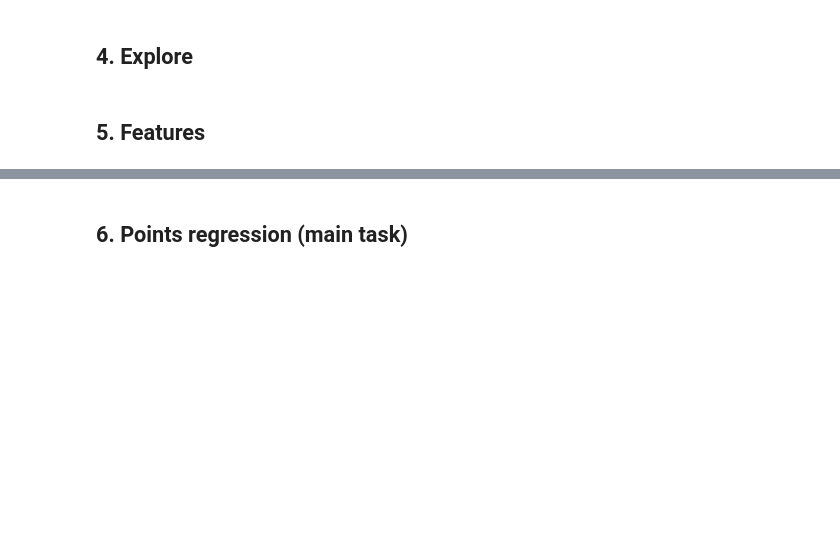
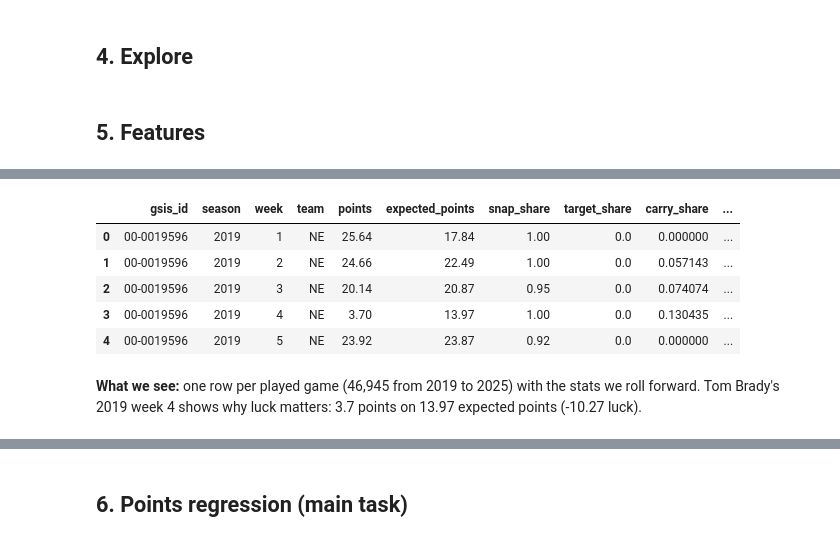
Before and after one commit to HashaRock/CS363M_FFBall_Project, a Jupyter notebook: fantasy_football_rankings.ipynb, the cells around one changed output, grey strips where cells are left out. Drawn from its saved outputs; the diff is of its cells as text; code cells hidden in the pictures; blank space fills up the shorter version.

```diff
--- a/fantasy_football_rankings.ipynb
+++ b/fantasy_football_rankings.ipynb
@@ -497,0 +511,30 @@ Saved player_games (46945, 163), player_weeks (22145, 164), ecr_weekly (18257, 1
+# %%
+def add_game_stats(games):
+    g = games.sort_values(["gsis_id", "season", "week"]).reset_index(drop=True)
+    g["points"] = g[TARGET]
+    g["snap_share"] = g["offense_pct"].fillna(0)
+    g["target_share"] = g["target_share"].fillna(0)
+    g["air_yards_share"] = g["air_yards_share"].fillna(0)
+    g["opportunities"] = g["attempts"].fillna(0) + g["carries"].fillna(0) + g["targets"].fillna(0)
+    team_carries = g.groupby(["season", "week", "team"])["carries"].transform("sum")
+    g["carry_share"] = (g["carries"].fillna(0) / team_carries.replace(0, np.nan)).fillna(0)
+    g["points_over_expected"] = g["points"] - g["expected_points"]
+    return g
+
+
+games = add_game_stats(pd.read_parquet(PROCESSED_DIR / "player_games.parquet"))
+player_weeks = pd.read_parquet(PROCESSED_DIR / "player_weeks.parquet")
+injuries = load_cached("injuries", lambda: nfl.load_injuries(ALL_SEASONS))
+
+PRODUCTION_STATS = ["points", "expected_points"]
+USAGE_STATS = ["snap_share", "target_share", "carry_share", "air_yards_share", "opportunities"]
+games[["gsis_id", "season", "week", "team"] + PRODUCTION_STATS + USAGE_STATS + ["points_over_expected"]].head()
+# %% [output]
+|  | gsis_id | season | week | team | points | expected_points | snap_share | target_share | carry_share | ... |
+| 0 | 00-0019596 | 2019 | 1 | NE | 25.64 | 17.84 | 1.00 | 0.0 | 0.000000 | ... |
+| 1 | 00-0019596 | 2019 | 2 | NE | 24.66 | 22.49 | 1.00 | 0.0 | 0.057143 | ... |
+| 2 | 00-0019596 | 2019 | 3 | NE | 20.14 | 20.87 | 0.95 | 0.0 | 0.074074 | ... |
+| 3 | 00-0019596 | 2019 | 4 | NE | 3.70 | 13.97 | 1.00 | 0.0 | 0.130435 | ... |
+| 4 | 00-0019596 | 2019 | 5 | NE | 23.92 | 23.87 | 0.92 | 0.0 | 0.000000 | ... |
+# %% [markdown]
+**What we see:** one row per played game (46,945 from 2019 to 2025) with the stats we roll forward. Tom Brady's 2019 week 4 shows why luck matters: 3.7 points on 13.97 expected points (-10.27 luck).
```
Also changed, not shown: parts of 27 cells of this notebook.
